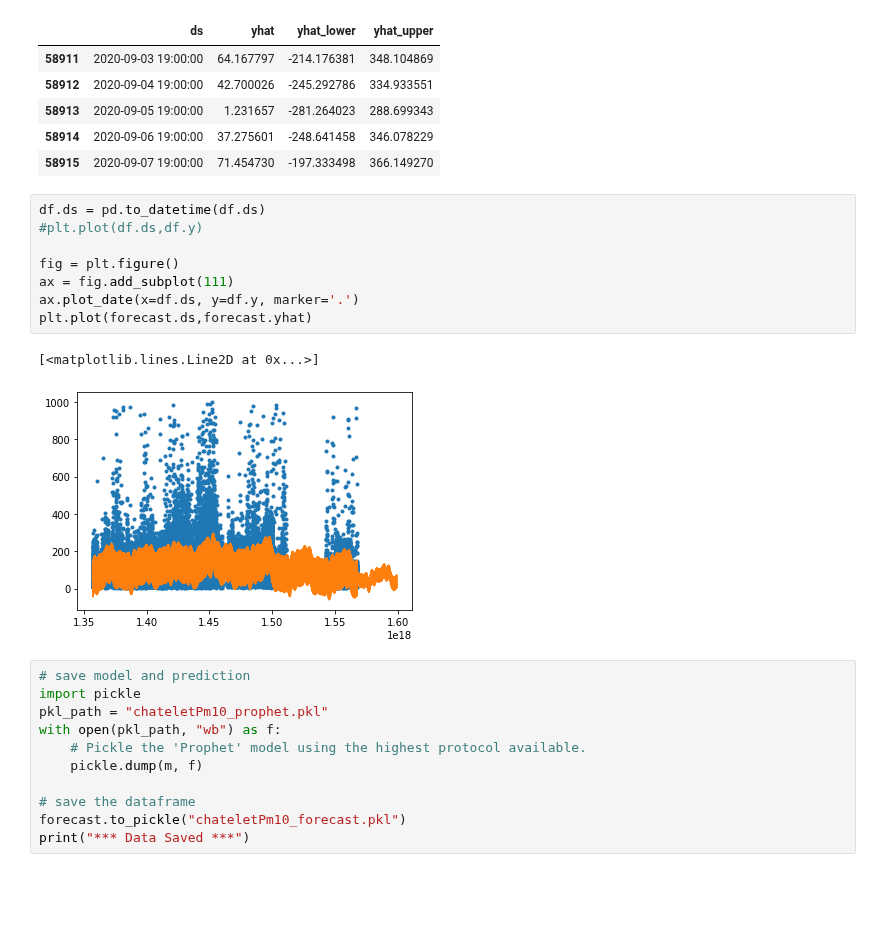
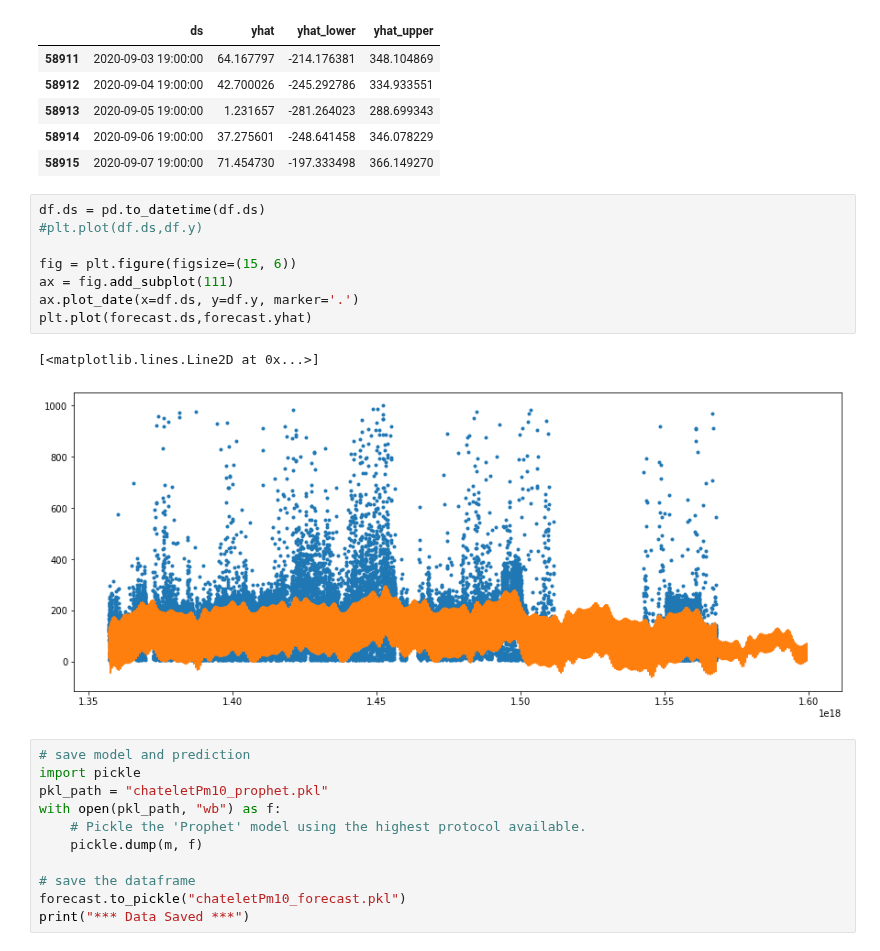
Before and after one commit to aety/insight, a Jupyter notebook: RATP/air/exloreAirQuality.ipynb, the cells around one changed output. Drawn from its saved outputs; the diff is of its cells as text; blank space fills up the shorter version.

```diff
--- a/RATP/air/exloreAirQuality.ipynb
+++ b/RATP/air/exloreAirQuality.ipynb
@@ -103,14 +103,14 @@ forecast[['ds', 'yhat', 'yhat_lower', 'yhat_upper']].tail()
 # %%
 df.ds = pd.to_datetime(df.ds)
 #plt.plot(df.ds,df.y)
 
-fig = plt.figure()
+fig = plt.figure(figsize=(15, 6))
 ax = fig.add_subplot(111)
 ax.plot_date(x=df.ds, y=df.y, marker='.')
 plt.plot(forecast.ds,forecast.yhat)
 # %% [output]
 [<matplotlib.lines.Line2D at 0x...>]
-[figure, old version]
+[figure, new version]
 # %%
 # save model and prediction
 import pickle
```
